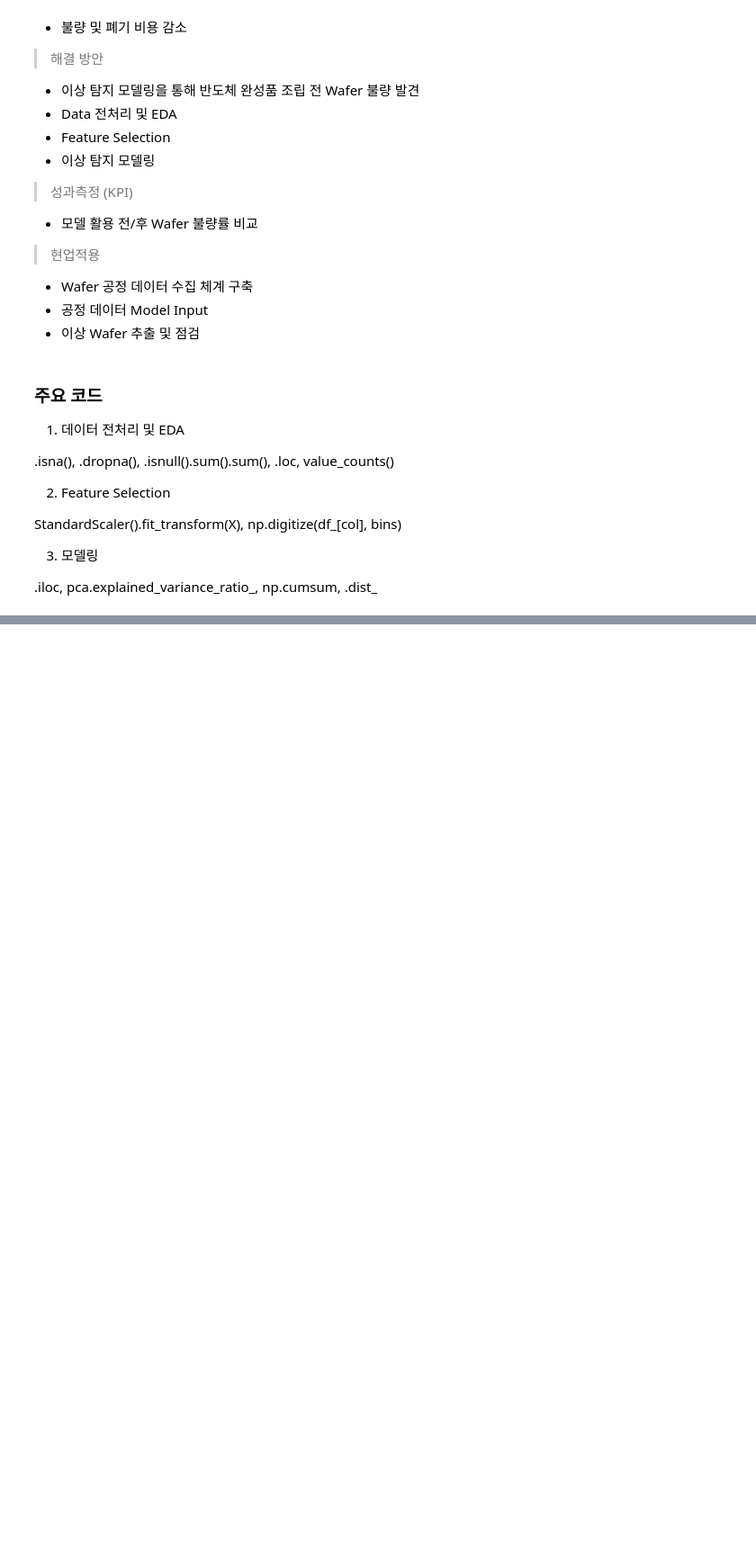
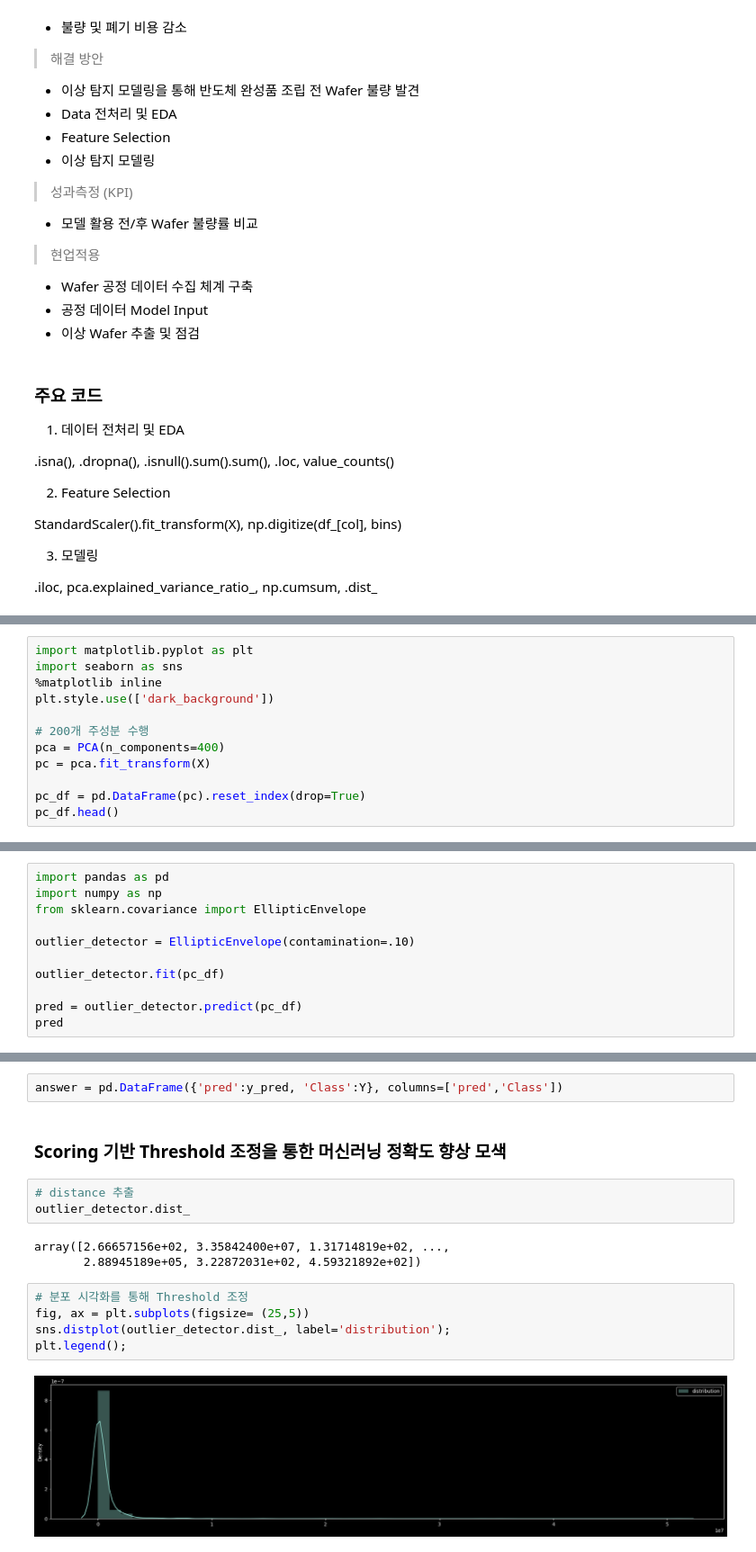
Before and after one commit to sonsungjong/ML_python, a Jupyter notebook: anomaly_detection/303_반도체 공정 이상 탐지.ipynb, the cells around one changed output, grey strips where cells are left out. Shown at 90% size. Drawn from its saved outputs; the diff is of its cells as text; blank space fills up the shorter version.

```diff
--- a/anomaly_detection/303_반도체 공정 이상 탐지.ipynb
+++ b/anomaly_detection/303_반도체 공정 이상 탐지.ipynb
@@ -85,0 +506,12 @@ StandardScaler().fit_transform(X), np.digitize(df_[col], bins)
+# %%
+import matplotlib.pyplot as plt
+import seaborn as sns
+%matplotlib inline
+plt.style.use(['dark_background'])
+
+# 200개 주성분 수행
+pca = PCA(n_components=400)
+pc = pca.fit_transform(X)
+
+pc_df = pd.DataFrame(pc).reset_index(drop=True)
+pc_df.head()
@@ -85,0 +528,11 @@ StandardScaler().fit_transform(X), np.digitize(df_[col], bins)
+# %%
+import pandas as pd
+import numpy as np
+from sklearn.covariance import EllipticEnvelope
+
+outlier_detector = EllipticEnvelope(contamination=.10)
+
+outlier_detector.fit(pc_df)
+
+pred = outlier_detector.predict(pc_df)
+pred
@@ -85,0 +564,17 @@ StandardScaler().fit_transform(X), np.digitize(df_[col], bins)
+# %%
+answer = pd.DataFrame({'pred':y_pred, 'Class':Y}, columns=['pred','Class'])
+# %% [markdown]
+### Scoring 기반 Threshold 조정을 통한 머신러닝 정확도 향상 모색
+# %%
+# distance 추출
+outlier_detector.dist_
+# %% [output]
+array([2.66657156e+02, 3.35842400e+07, 1.31714819e+02, ...,
+       2.88945189e+05, 3.22872031e+02, 4.59321892e+02])
+# %%
+# 분포 시각화를 통해 Threshold 조정
+fig, ax = plt.subplots(figsize= (25,5))
+sns.distplot(outlier_detector.dist_, label='distribution');
+plt.legend();
+# %% [output]
+[figure, added]
```
Also changed, not shown: parts of 53 cells of this notebook.
